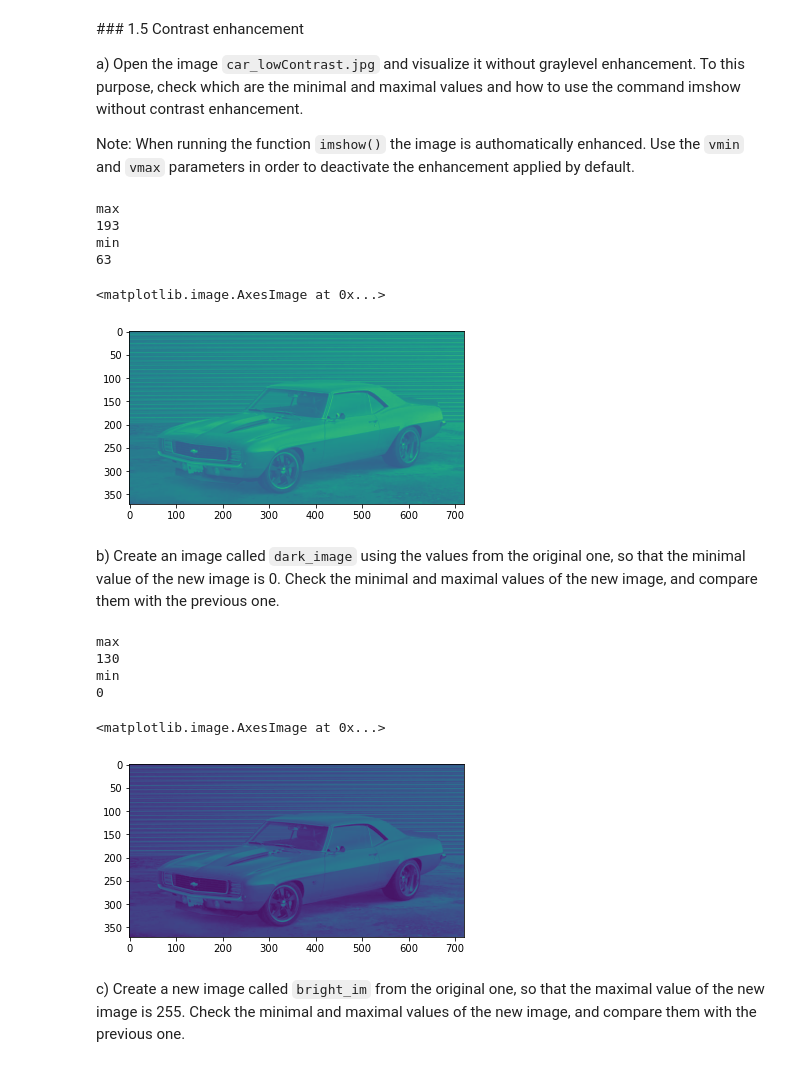
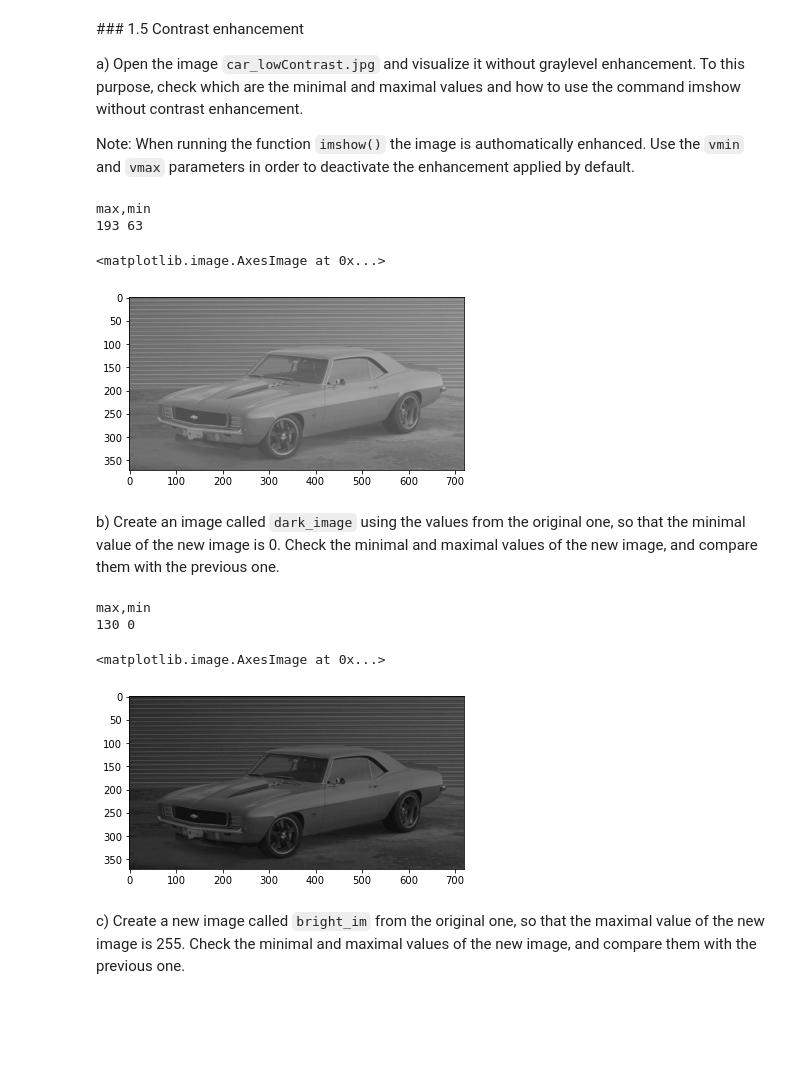
Before and after one commit to rsberrocal/VA_Practicas, a Jupyter notebook: Lab1/P1_RichardSudario.ipynb, the cells around one changed output. Cells and saved outputs as stored; diff of their text form; code cells hidden in the pictures; blank space fills up the shorter version.

```diff
--- a/Lab1/P1_RichardSudario.ipynb
+++ b/Lab1/P1_RichardSudario.ipynb
@@ -186,38 +196,32 @@ a) Open the image `car_lowContrast.jpg` and visualize it without graylevel enhan
 
 Note: When running the function `imshow()` the image is authomatically enhanced. Use the `vmin` and `vmax` parameters in order to deactivate the enhancement applied by default.
 # %%
-#Your solution
+# Getting the image
 car_lowcontrast = io.imread('images/car_lowContrast.jpg')
-print('max')
-print(car_lowcontrast.max())
-print('min')
-print(car_lowcontrast.min())
-plt.imshow(car_lowcontrast,vmin = 0, vmax = 255)
+print('max,min')
+print(car_lowcontrast.max(), car_lowcontrast.min())
+# Showing image with vmin to 0 and vmax to 255
+plt.imshow(car_lowcontrast,vmin = 0, vmax = 255, cmap='gray')
 # %% [output]
-max
-193
-min
-63
+max,min
+193 63
 <matplotlib.image.AxesImage at 0x...>
-[figure, old version]
+[figure, new version]
 # %% [markdown]
 b) Create an image called `dark_image` using the  values from the original one, so that the minimal value of the new image is 0. Check the minimal and maximal values of the new image, and compare them with the previous one.
 # %%
-#Your solution
+# Copy of car image
 dark_image = np.copy(car_lowcontrast)
-dark_image[:] = dark_image[:] - 63
-print('max')
-print(dark_image.max())
-print('min')
-print(dark_image.min())
-plt.imshow(dark_image, vmin = 0, vmax = 255)
+# Subtract the min of the original image to all values
+dark_image[:] = dark_image[:] - car_lowcontrast.min()
+print('max,min')
+print(dark_image.max(),dark_image.min())
+plt.imshow(dark_image, cmap='gray', vmin = 0, vmax = 255)
 # %% [output]
-max
-130
-min
-0
+max,min
+130 0
 <matplotlib.image.AxesImage at 0x...>
-[figure, old version]
+[figure, new version]
 # %% [markdown]
 c) Create a new image called `bright_im` from the original one, so that the maximal value of the new image is 255. Check the minimal and maximal values of the new image, and compare them with the previous one.
 # %%
```
Also changed, not shown: parts of 9 cells of this notebook, 19 other files.
